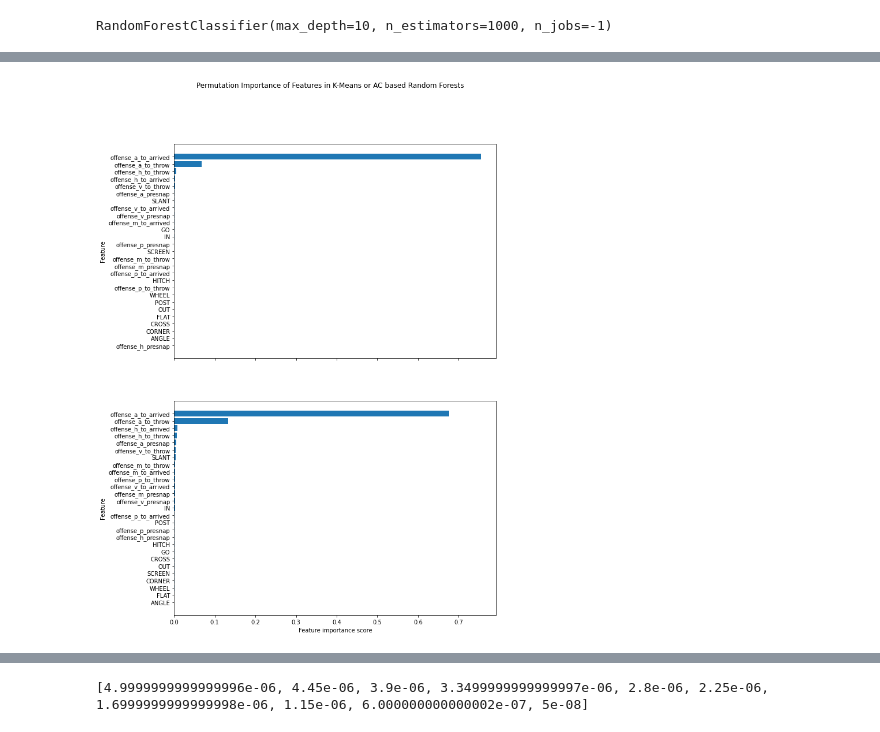
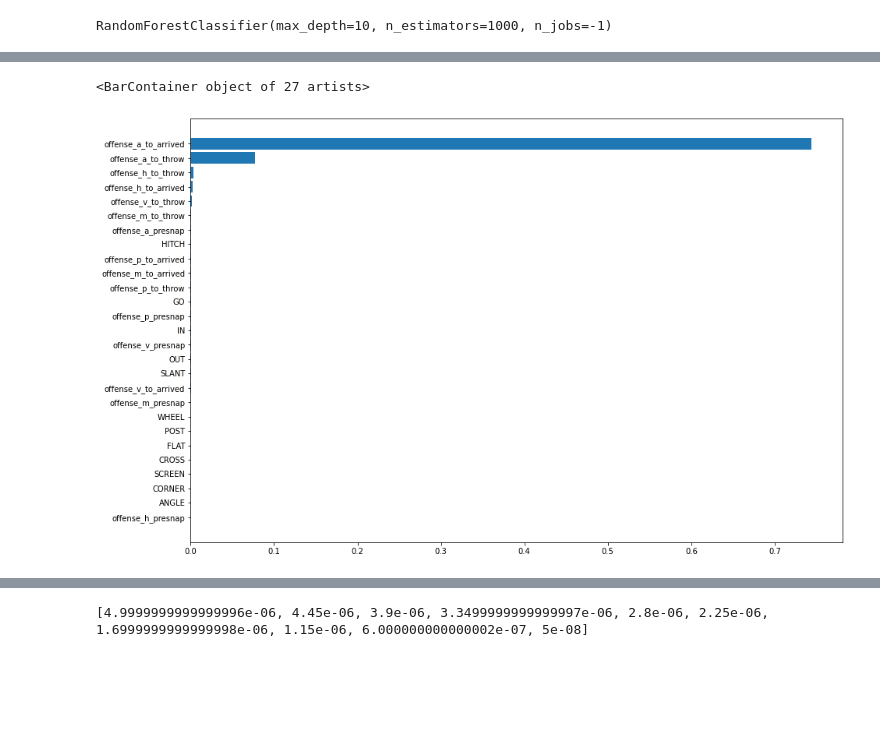
Before and after one commit to sskett/cosc301, a Jupyter notebook: testing.ipynb, the cells around one changed output, grey strips where cells are left out. Saved outputs shown, nothing was run; the diff lists cells and outputs as text; code cells hidden in the pictures; blank space fills up the shorter version.

Commit message:
Working on Random Forest Train/Test and accuracy score

```diff
--- a/testing.ipynb
+++ b/testing.ipynb
@@ -223,7 +224,7 @@ cols = ['offense_h_presnap', 'offense_h_to_throw', 'offense_h_to_arrived',
        'offense_a_presnap', 'offense_a_to_throw', 'offense_a_to_arrived',
        'HITCH', 'OUT', 'FLAT', 'CROSS', 'GO', 'SLANT', 'SCREEN', 'CORNER',
        'IN', 'ANGLE', 'POST', 'WHEEL']
-x_train, x_test, y_train, y_test = train_test_split(df[cols], df[['clusters_kmeans', 'clusters_agg']], test_size=0.4, shuffle=False, random_state=1)
+x_train, x_test, y_train, y_test = train_test_split(df[cols], df[['clusters_kmeans', 'clusters_agg']], test_size=0.6, shuffle=False, random_state=1)
 # %%
 y_train.shape
 # %% [output]
@@ -250,9 +251,10 @@ perm_imp_k = permutation_importance(clf_k, x_train, y_train['clusters_kmeans'])
 perm_imp_a = permutation_importance(clf_a, x_train, y_train['clusters_agg'])
 # %%
 plt.figure(figsize=(15, 10))
-sorted_idx = perm_imp.importances_mean.argsort()
-plt.barh(clf.feature_names_in_[sorted_idx], perm_imp.importances_mean[sorted_idx])
+sorted_idx_k = perm_imp_k.importances_mean.argsort()
+plt.barh(clf_k.feature_names_in_[sorted_idx_k], perm_imp_k.importances_mean[sorted_idx_k])
 # %% [output]
+<BarContainer object of 27 artists>
-[figure, old version]
+[figure, new version]
 # %%
 #TODO: Accuracy scoring test
```
Also changed, not shown: parts of 48 cells of this notebook, 2 other files.
